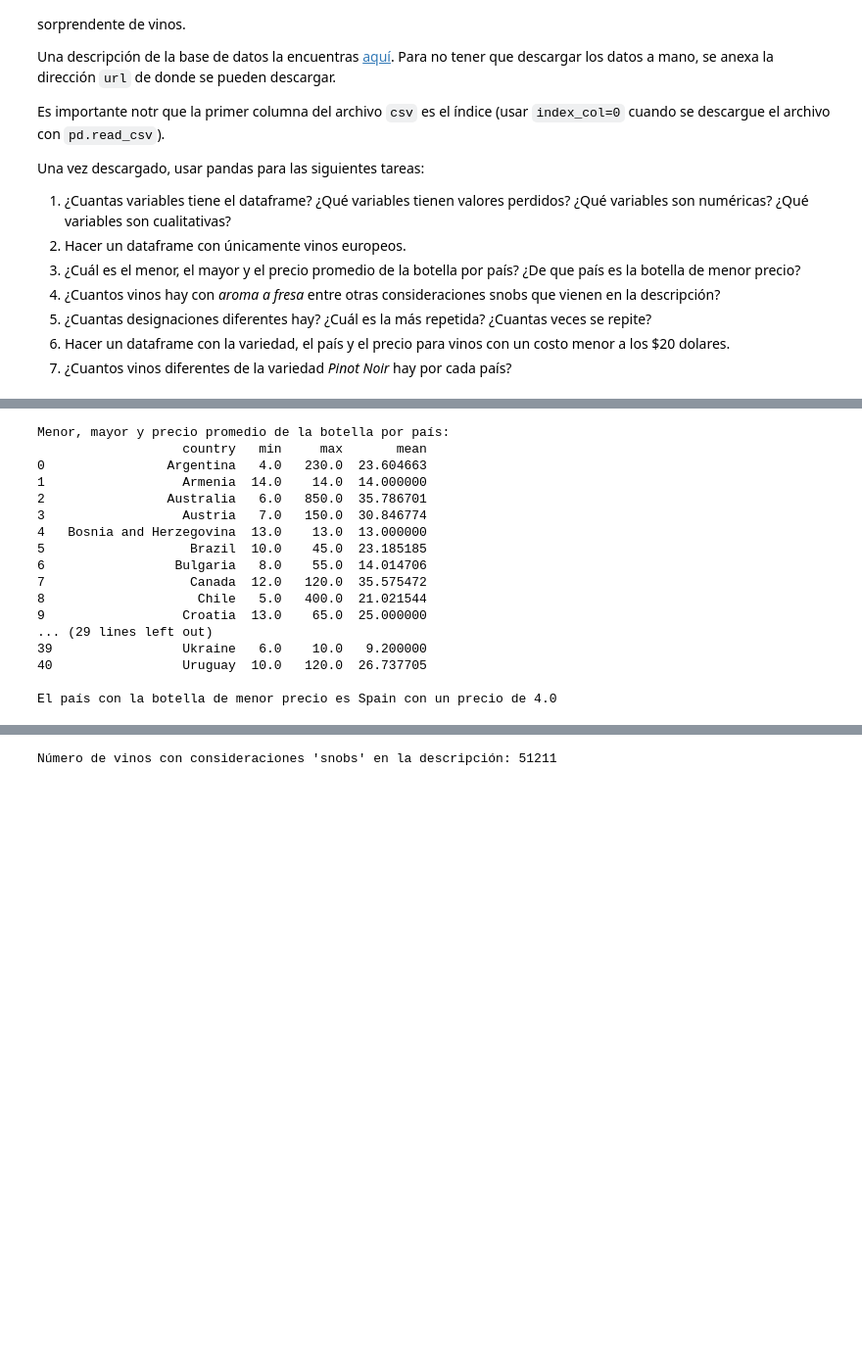
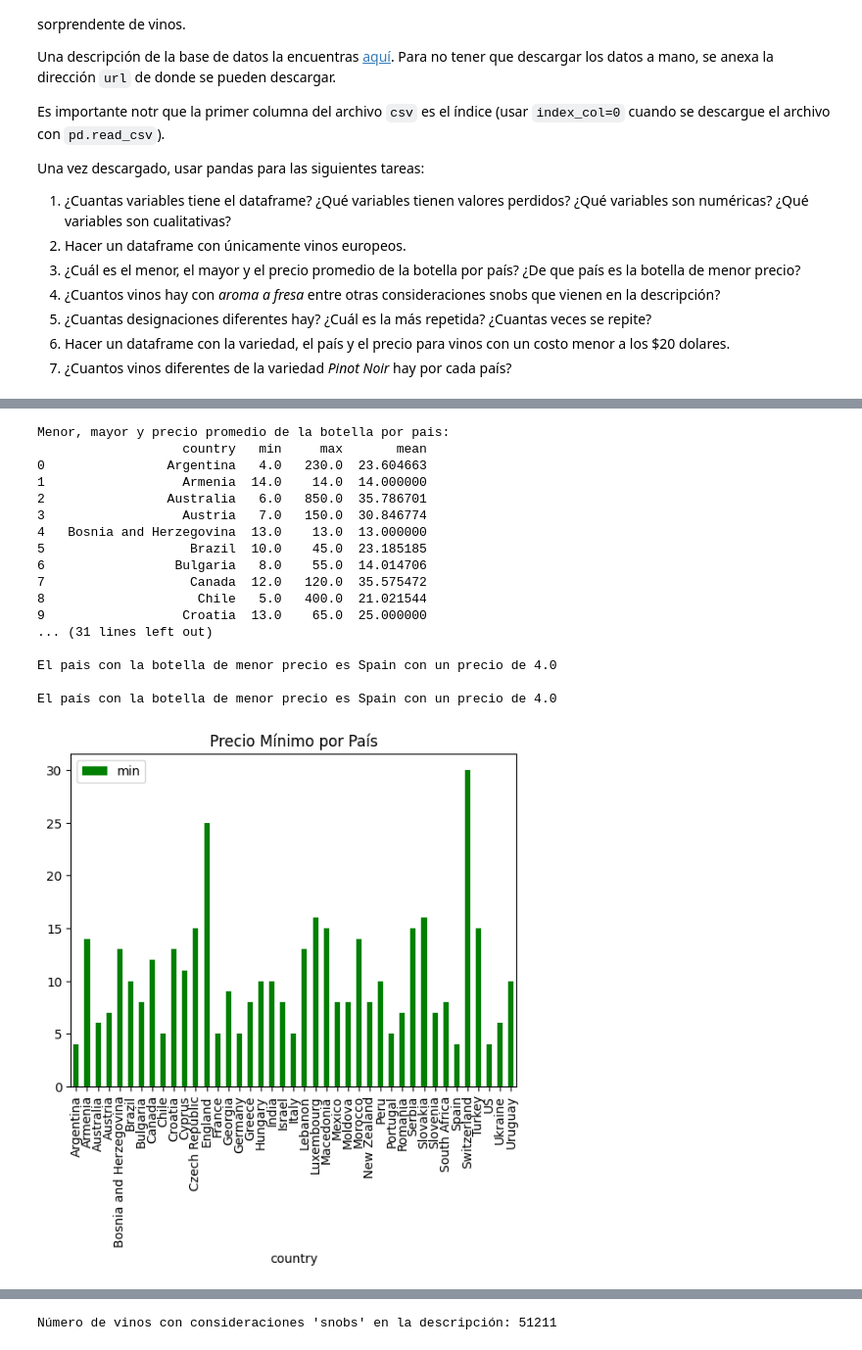
Before and after one commit to Antonio-JFB/Reconocimiento-de-patrones, a Jupyter notebook: Vinos/winmag.ipynb, the cells around one changed output, grey strips where cells are left out. Shown: that part at 98% size. Cells and saved outputs as stored; diff of their text form; code cells hidden in the pictures; blank space fills up the shorter version.

```diff
--- a/Vinos/winmag.ipynb
+++ b/Vinos/winmag.ipynb
@@ -73,30 +93,42 @@ print(df_europeo.head())
 # %%
 # ¿Cuál es el menor, el mayor y el precio promedio de la botella por país?
 # Calcular el menor, mayor y precio promedio por país
 precio_por_pais = df.groupby('country')['price'].agg(['min', 'max', 'mean']).reset_index()
 
 print("Menor, mayor y precio promedio de la botella por pais:")
 print(precio_por_pais)
 # ¿De que país es la botella de menor precio?
 pais_menor_precio = df.loc[df['price'].idxmin(), 'country']
 botella_menor_precio = df['price'].min()
 
 print(f"\nEl pais con la botella de menor precio es {pais_menor_precio} con un precio de {botella_menor_precio}")
+
+precio_por_pais.plot(kind='bar', x='country', y='min', color='green', title='Precio Mínimo por País')
+
+# Gráfico de barras para el precio máximo por país
+precio_por_pais.plot(kind='bar', x='country', y='max', color='red', title='Precio Máximo por País')
+
+# Gráfico de barras para el precio promedio por país
+precio_por_pais.plot(kind='bar', x='country', y='mean', color='blue', title='Precio Promedio por País')
+
+# Mostrar información del país con la botella de menor precio
+print(f"\nEl país con la botella de menor precio es {pais_menor_precio} con un precio de {botella_menor_precio}")
 # %% [output]
-Menor, mayor y precio promedio de la botella por país:
+Menor, mayor y precio promedio de la botella por pais:
                    country   min     max       mean
 0                Argentina   4.0   230.0  23.604663
 1                  Armenia  14.0    14.0  14.000000
 2                Australia   6.0   850.0  35.786701
 3                  Austria   7.0   150.0  30.846774
 4   Bosnia and Herzegovina  13.0    13.0  13.000000
 5                   Brazil  10.0    45.0  23.185185
 6                 Bulgaria   8.0    55.0  14.014706
 7                   Canada  12.0   120.0  35.575472
 8                    Chile   5.0   400.0  21.021544
 9                  Croatia  13.0    65.0  25.000000
-... (29 lines left out)
-39                 Ukraine   6.0    10.0   9.200000
-40                 Uruguay  10.0   120.0  26.737705
+... (31 lines left out)
+
+El pais con la botella de menor precio es Spain con un precio de 4.0
 
 El país con la botella de menor precio es Spain con un precio de 4.0
+[figure, added]
```
Also changed, not shown: parts of 4 cells of this notebook.
